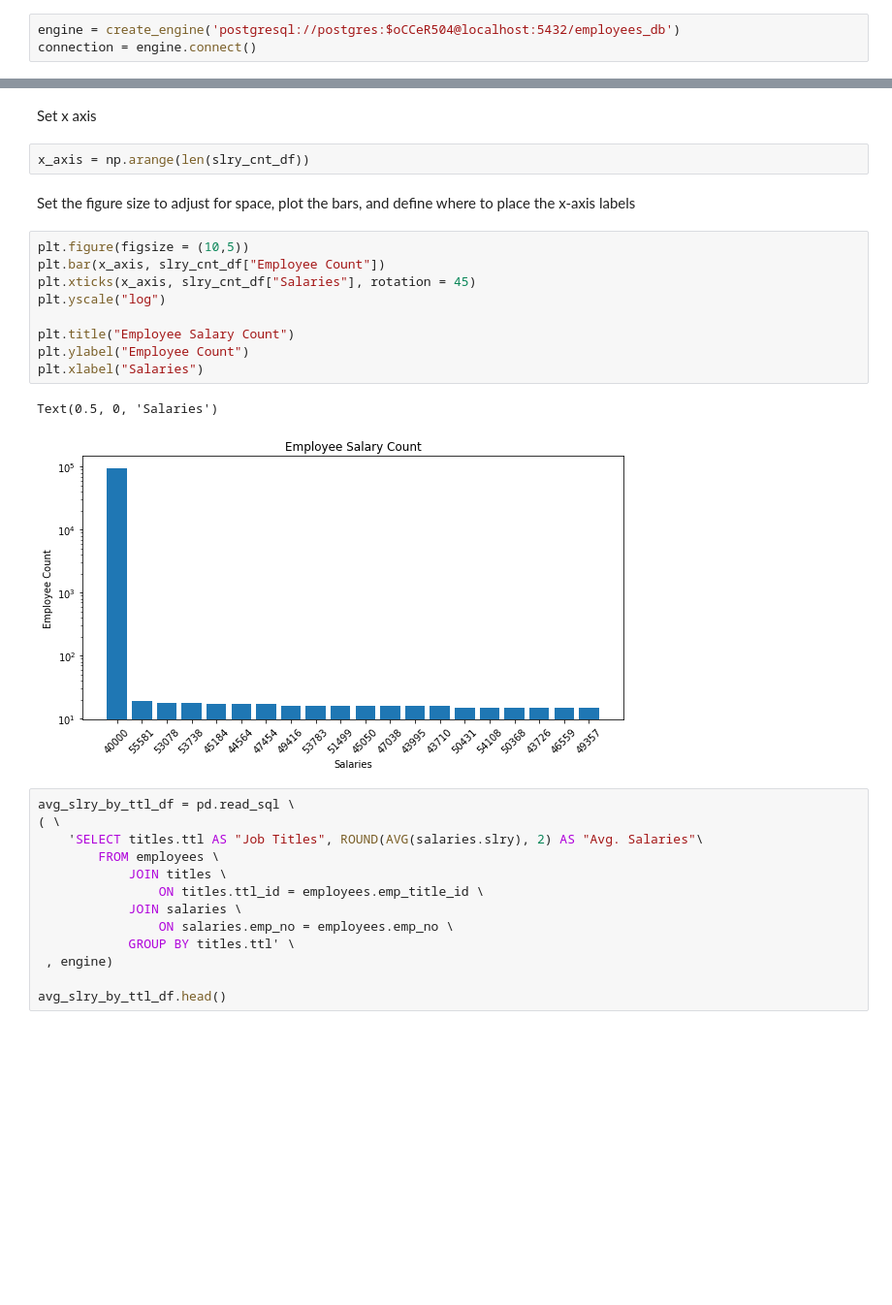
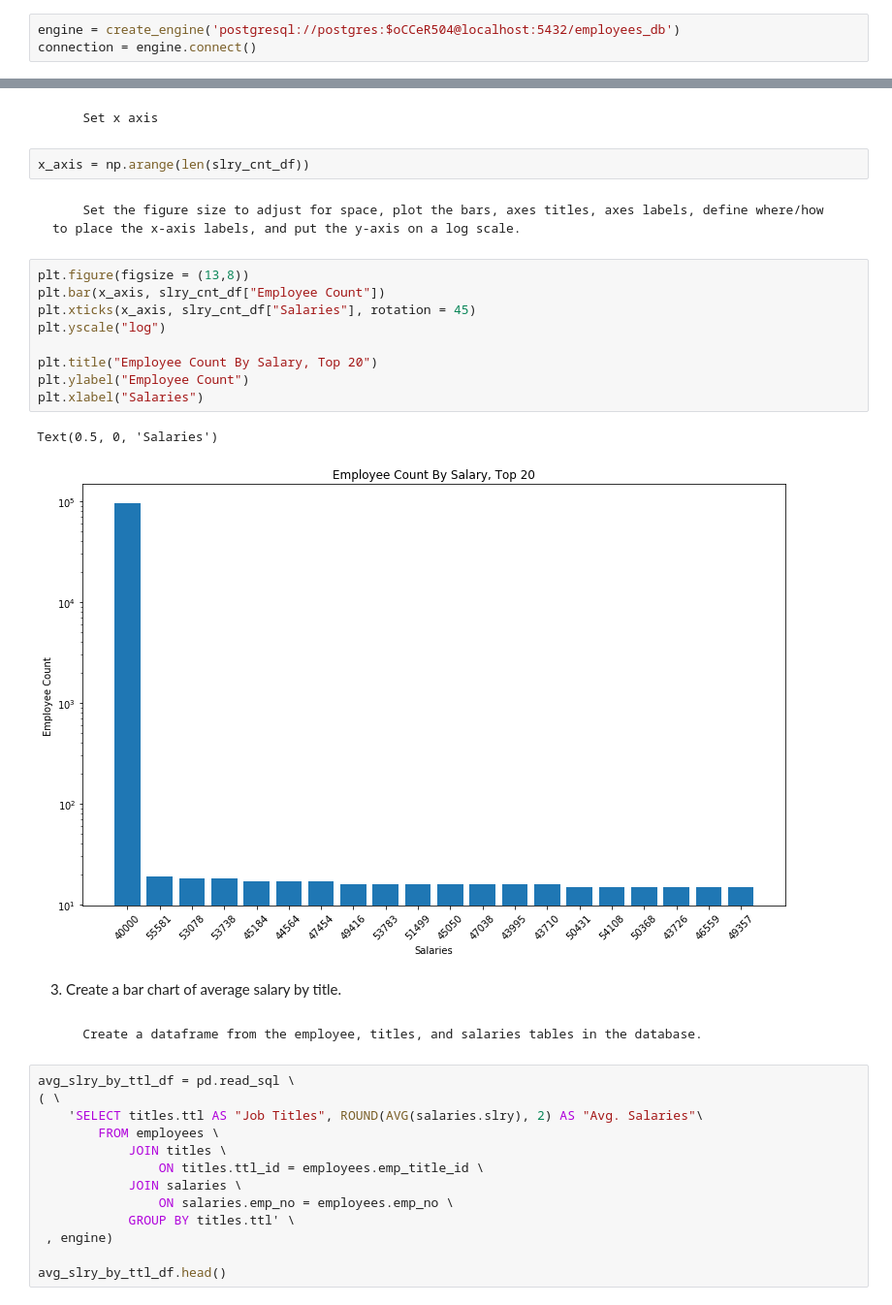
Before and after one commit to vc-adams/sql_challenge_week_09, a Jupyter notebook: Employee_20201010_1055.ipynb, the cells around one changed output, grey strips where cells are left out. Shown: that part at 97% size. Cells and saved outputs as stored; diff of their text form; blank space fills up the shorter version.

```diff
--- a/Employee_20201010_1055.ipynb
+++ b/Employee_20201010_1055.ipynb
@@ -49,21 +54,25 @@ slry_cnt_df.head(20)
 # %% [markdown]
-Set x axis
+        Set x axis
 # %%
 x_axis = np.arange(len(slry_cnt_df))
 # %% [markdown]
-Set the figure size to adjust for space, plot the bars, and define where to place the x-axis labels
+        Set the figure size to adjust for space, plot the bars, axes titles, axes labels, define where/how to place the x-axis labels, and put the y-axis on a log scale.
 # %%
-plt.figure(figsize = (10,5))
+plt.figure(figsize = (13,8))
 plt.bar(x_axis, slry_cnt_df["Employee Count"])
 plt.xticks(x_axis, slry_cnt_df["Salaries"], rotation = 45)
 plt.yscale("log")
 
-plt.title("Employee Salary Count")
+plt.title("Employee Count By Salary, Top 20")
 plt.ylabel("Employee Count")
 plt.xlabel("Salaries")
 # %% [output]
 Text(0.5, 0, 'Salaries')
-[figure, old version]
+[figure, new version]
+# %% [markdown]
+3. Create a bar chart of average salary by title.
+# %% [markdown]
+        Create a dataframe from the employee, titles, and salaries tables in the database.
 # %%
 avg_slry_by_ttl_df = pd.read_sql \
 ( \
```
Also changed, not shown: parts of 11 cells of this notebook, 1 other file.
